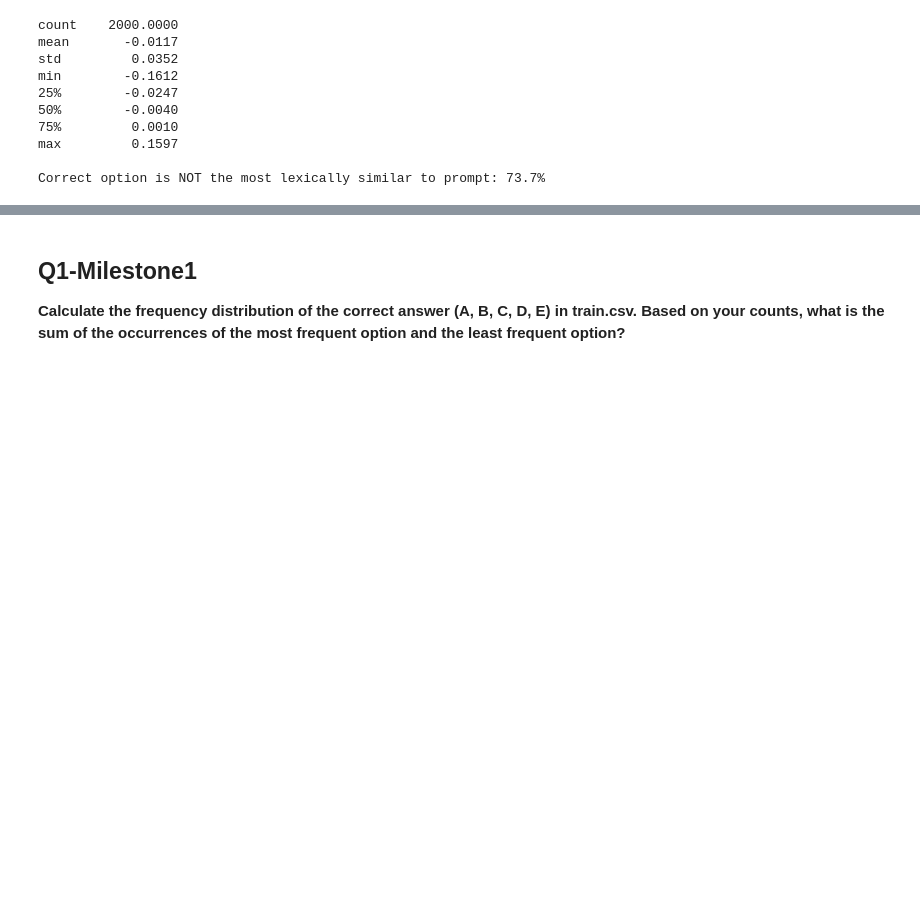
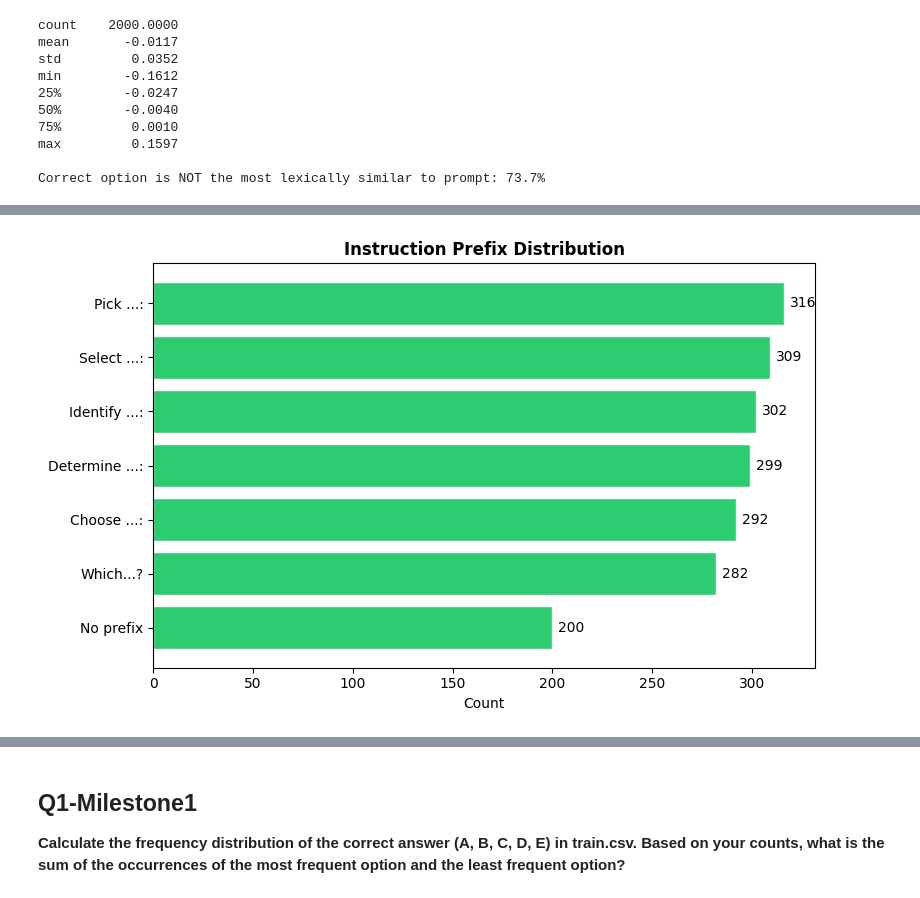
Before and after one commit to 22f3002567/dl-genai-project-26-t2, a Jupyter notebook: DL-22f3002567-notebook-t22026.ipynb, the cells around one changed output, grey strips where cells are left out. Saved outputs shown, nothing was run; the diff lists cells and outputs as text; code cells hidden in the pictures; blank space fills up the shorter version.

```diff
--- a/DL-22f3002567-notebook-t22026.ipynb
+++ b/DL-22f3002567-notebook-t22026.ipynb
@@ -524,0 +751,29 @@ Correct option is NOT the most lexically similar to prompt: 73.7%
+# %%
+plt.figure(figsize=(8,5))
+
+pvc = train["prefix_type"].value_counts()
+
+short_labels = [
+    p.replace("the best possible answer","...")
+     .replace("the most accurate option","...")
+     .replace("the correct option","...")
+     .replace("the correct statement","...")
+     .replace("the correct answer","...")
+     .replace("Which of the following is correct?","Which...?")
+     .replace("NONE","No prefix")
+    for p in pvc.index
+]
+
+plt.barh(short_labels, pvc.values, color="#2ecc71", edgecolor="white")
+
+for i, v in enumerate(pvc.values):
+    plt.text(v+3, i, str(v), va="center", fontsize=10)
+
+plt.title("Instruction Prefix Distribution", fontweight="bold")
+plt.xlabel("Count")
+plt.gca().invert_yaxis()
+
+plt.tight_layout()
+plt.show()
+# %% [output]
+[figure, added]
```
Also changed, not shown: parts of 54 cells of this notebook.
